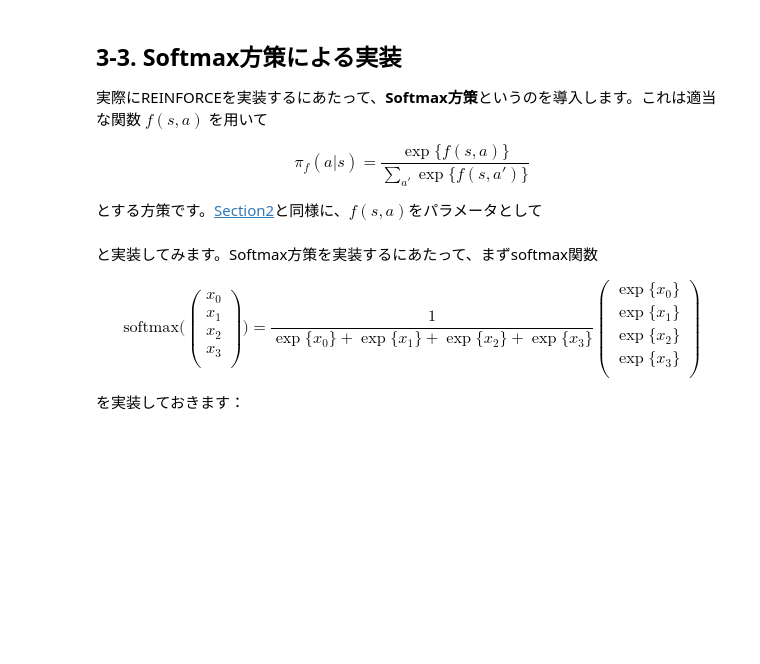
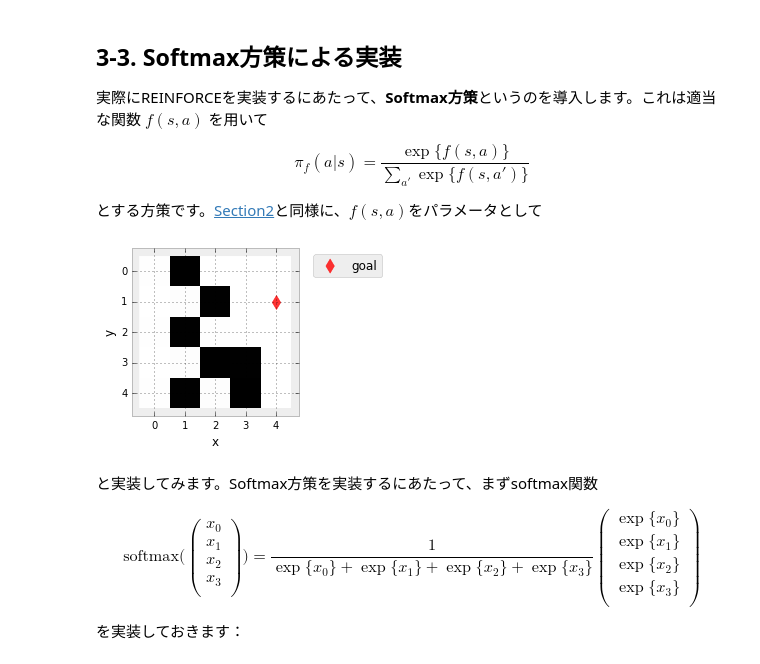
Before and after one commit to AkinoriTanaka-phys/HPC-Phys_tutorial_and_hands-on, a Jupyter notebook: section3.ipynb, the cells around one changed output. Cells and saved outputs as stored; diff of their text form; code cells hidden in the pictures; blank space fills up the shorter version.

```diff
--- a/section3.ipynb
+++ b/section3.ipynb
@@ -280,6 +280,9 @@ $$
 # %%
 Env = MazeEnv(5,5, figsize=3)
 f = Parameters(Env)
+Env.render()
+# %% [output]
+[figure, added]
 # %% [markdown]
 と実装してみます。Softmax方策を実装するにあたって、まずsoftmax関数
 
```
Also changed, not shown: parts of 9 cells of this notebook, 2 other files.
